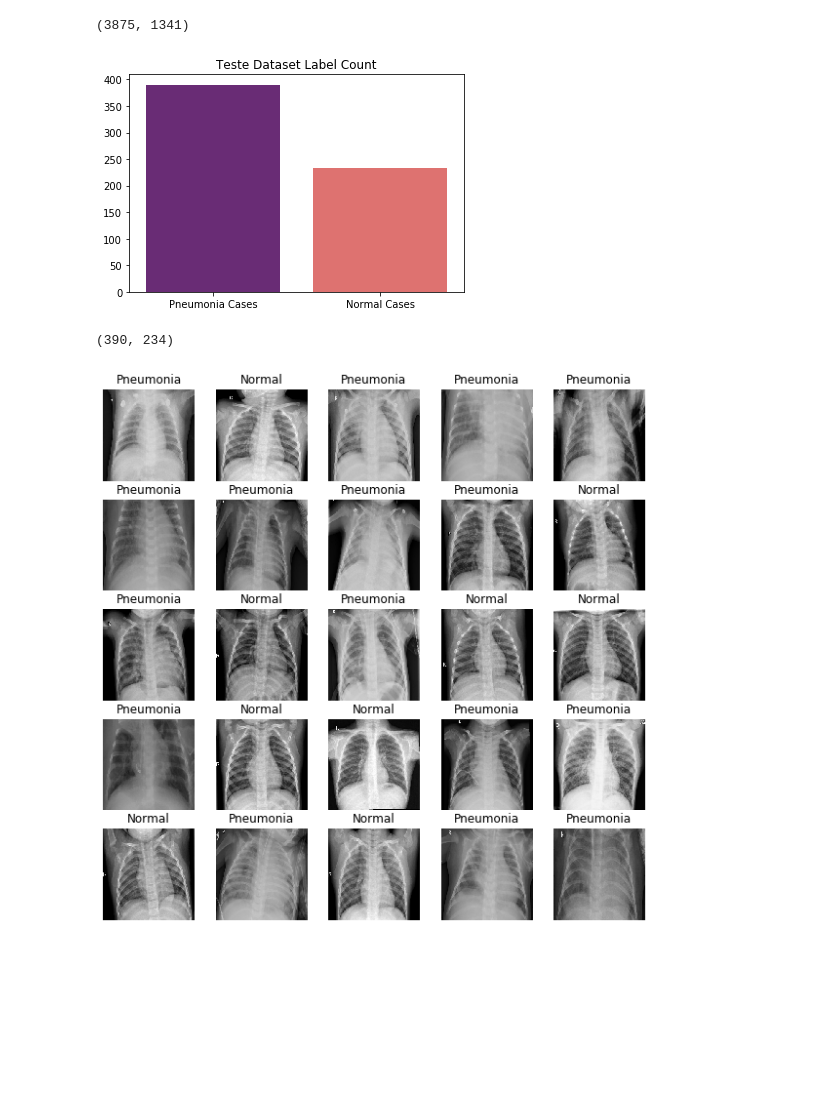
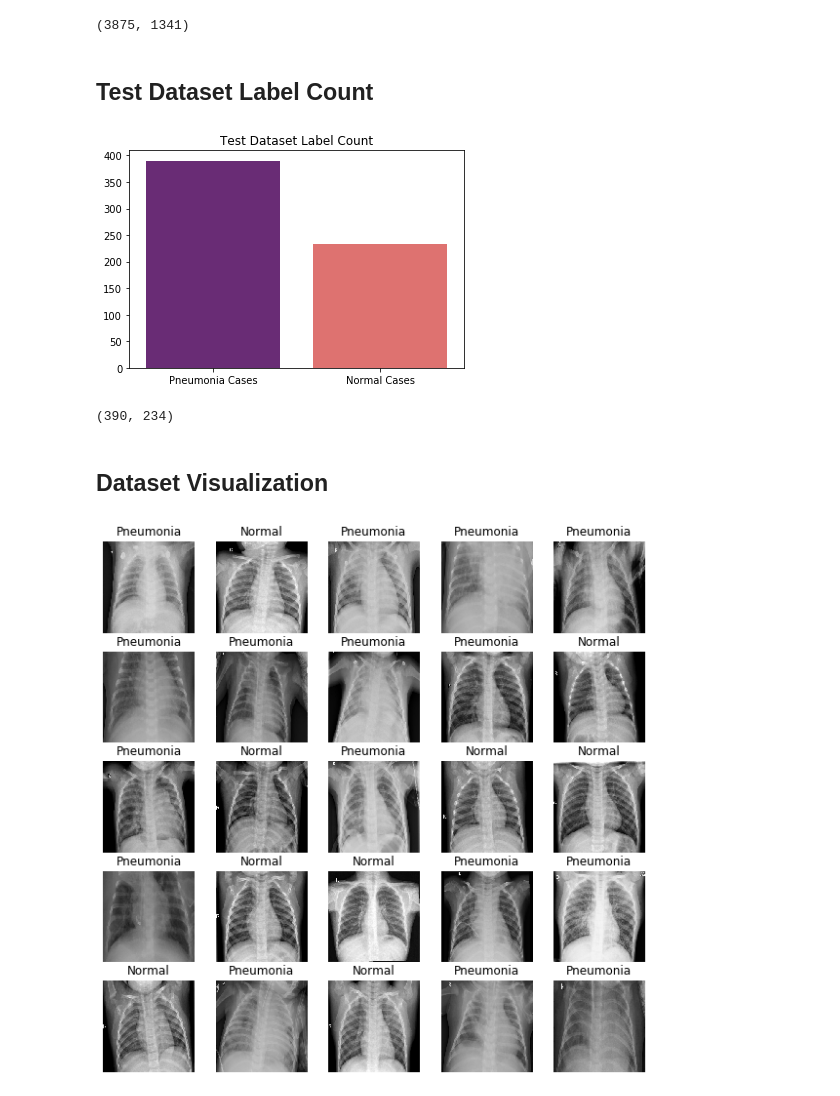
Before and after one commit to deeplearningunb/pneumonia-diagnosis, a Jupyter notebook: demo.ipynb, the cells around one changed output. Cells and saved outputs as stored; diff of their text form; code cells hidden in the pictures; blank space fills up the shorter version.

```diff
--- a/demo.ipynb
+++ b/demo.ipynb
@@ -124,16 +124,18 @@ pneumonia_count, normal_count
 # %% [output]
 [figure]
 (3875, 1341)
+# %% [markdown]
+## Test Dataset Label Count
 # %%
 test_pneumonia_count = len(list(TEST_PATH.glob("PNEUMONIA/*")))
 test_normal_count = len(list(TEST_PATH.glob("NORMAL/*")))
 
 sns.barplot(x=['Pneumonia Cases', 'Normal Cases'], y=[test_pneumonia_count, test_normal_count], palette='magma')
-plt.title('Teste Dataset Label Count')
+plt.title('Test Dataset Label Count')
 plt.show()
 test_pneumonia_count, test_normal_count
 # %% [output]
-[figure, old version]
+[figure, new version]
 (390, 234)
 # %%
 def prepare_for_training(ds, cache=True, shuffle_buffer_size=1000):
@@ -162,6 +164,8 @@ def prepare_for_training(ds, cache=True, shuffle_buffer_size=1000):
 train_ds = prepare_for_training(labeled_ds)
 
 image_batch, label_batch = next(iter(train_ds))
+# %% [markdown]
+## Dataset Visualization
 # %%
 show_batch(image_batch.numpy(), label_batch.numpy())
 # %% [output]
```
Also changed, not shown: parts of 21 cells of this notebook.
